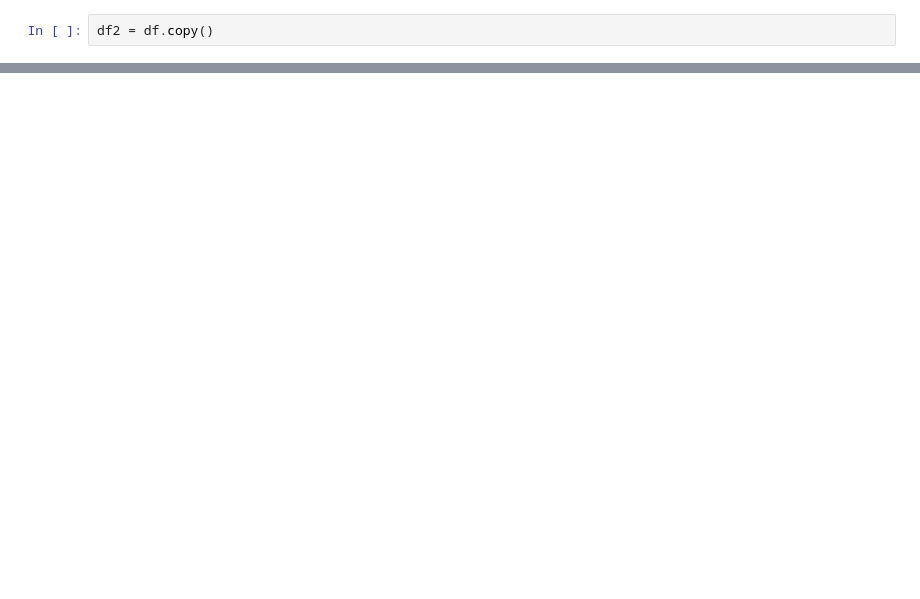
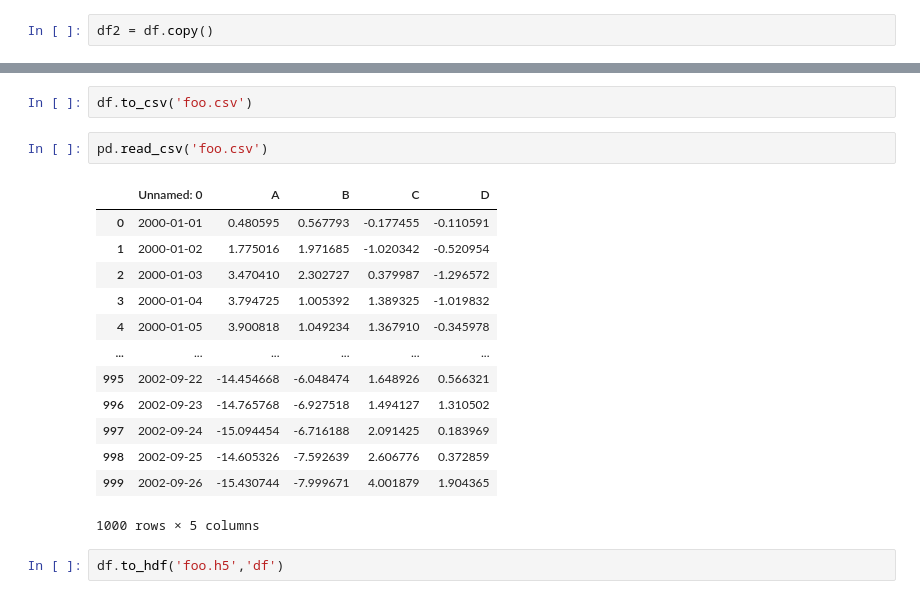
Before and after one commit to baek-junho/-1, a Jupyter notebook: 10분완성.ipynb, the cells around one changed output, grey strips where cells are left out. Cells and saved outputs as stored; diff of their text form; blank space fills up the shorter version.

```diff
--- a/10분완성.ipynb
+++ b/10분완성.ipynb
@@ -299,0 +858,20 @@ df2[df2['E'].isin(['two','four'])]
+# %%
+df.to_csv('foo.csv')
+# %%
+pd.read_csv('foo.csv')
+# %% [output]
+|  | Unnamed: 0 | A | B | C | D |
+| 0 | 2000-01-01 | 0.480595 | 0.567793 | -0.177455 | -0.110591 |
+| 1 | 2000-01-02 | 1.775016 | 1.971685 | -1.020342 | -0.520954 |
+| 2 | 2000-01-03 | 3.470410 | 2.302727 | 0.379987 | -1.296572 |
+| 3 | 2000-01-04 | 3.794725 | 1.005392 | 1.389325 | -1.019832 |
+| 4 | 2000-01-05 | 3.900818 | 1.049234 | 1.367910 | -0.345978 |
+| ... | ... | ... | ... | ... | ... |
+| 995 | 2002-09-22 | -14.454668 | -6.048474 | 1.648926 | 0.566321 |
+| 996 | 2002-09-23 | -14.765768 | -6.927518 | 1.494127 | 1.310502 |
+| 997 | 2002-09-24 | -15.094454 | -6.716188 | 2.091425 | 0.183969 |
+| 998 | 2002-09-25 | -14.605326 | -7.592639 | 2.606776 | 0.372859 |
+| 999 | 2002-09-26 | -15.430744 | -7.999671 | 4.001879 | 1.904365 |
+1000 rows × 5 columns
+# %%
+df.to_hdf('foo.h5','df')
```
Also changed, not shown: parts of 124 cells of this notebook.
